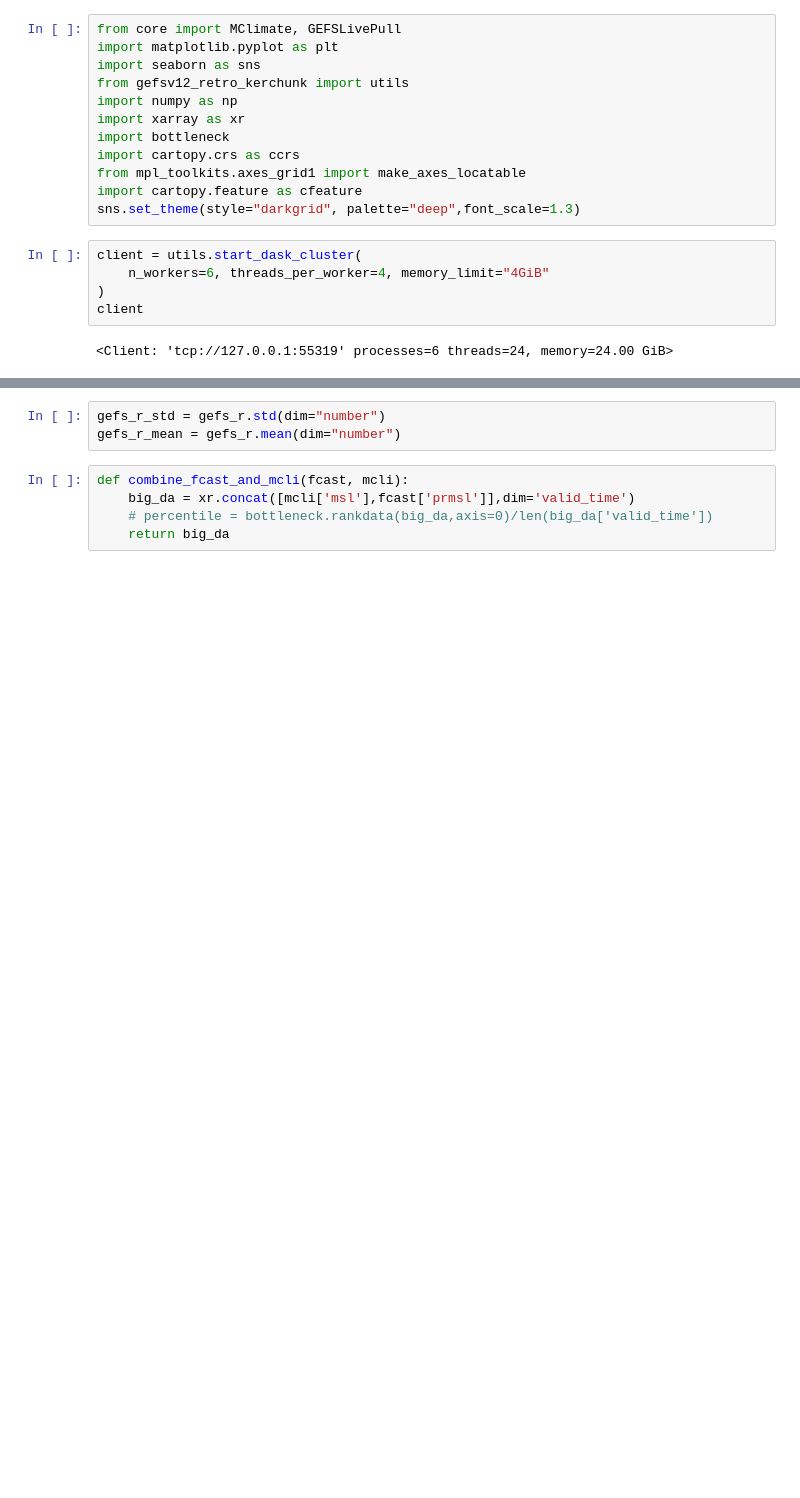
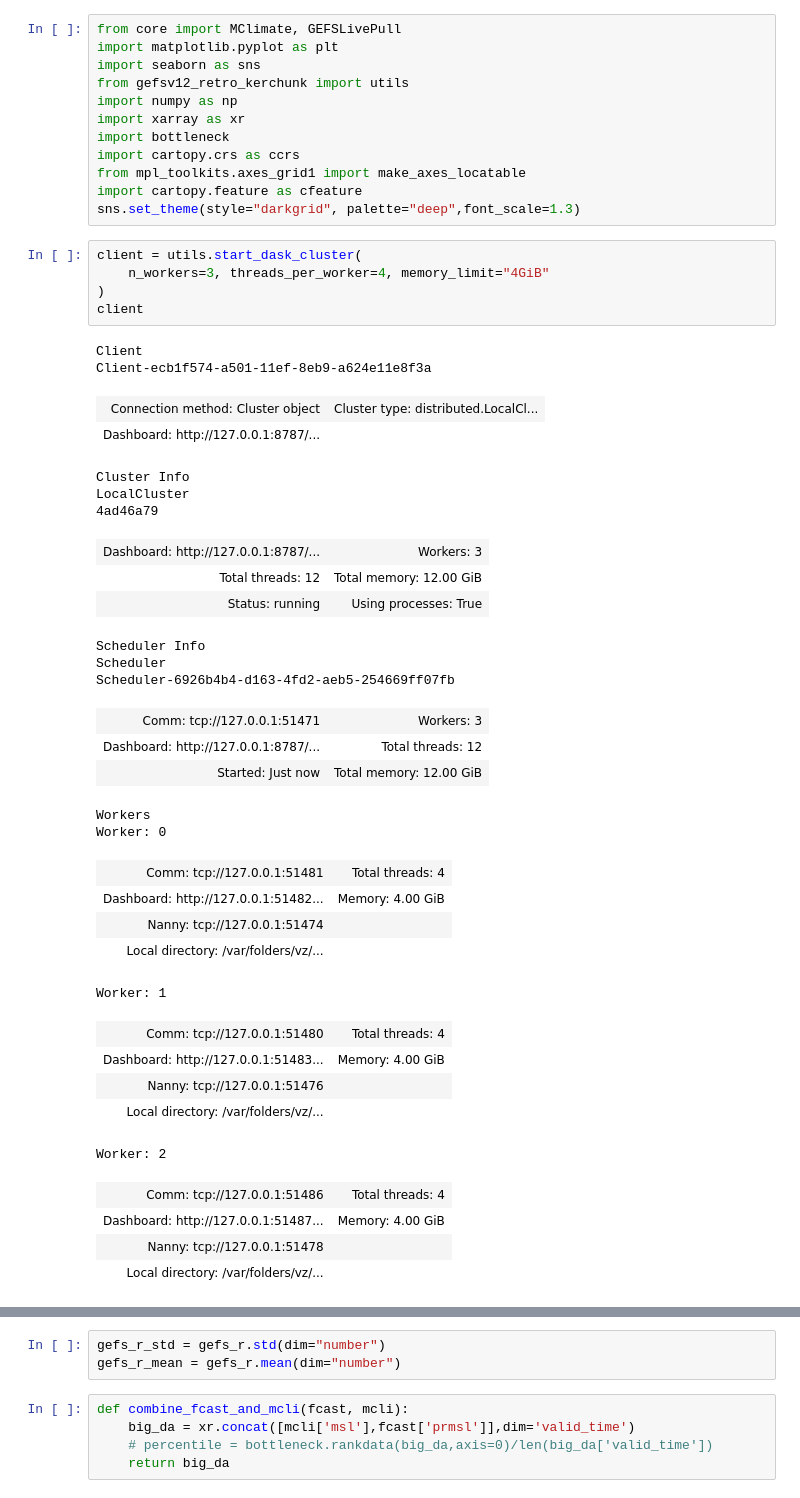
Before and after one commit to aaTman/espr, a Jupyter notebook: espr/testing_notebook.ipynb, the cells around one changed output, grey strips where cells are left out. Drawn from its saved outputs; the diff is of its cells as text; blank space fills up the shorter version.

```diff
--- a/espr/testing_notebook.ipynb
+++ b/espr/testing_notebook.ipynb
@@ -12,11 +12,42 @@ import cartopy.feature as cfeature
 sns.set_theme(style="darkgrid", palette="deep",font_scale=1.3)
 # %%
 client = utils.start_dask_cluster(
-    n_workers=6, threads_per_worker=4, memory_limit="4GiB"
+    n_workers=3, threads_per_worker=4, memory_limit="4GiB"
 )
 client
 # %% [output]
-<Client: 'tcp://127.0.0.1:55319' processes=6 threads=24, memory=24.00 GiB>
+Client
+Client-ecb1f574-a501-11ef-8eb9-a624e11e8f3a
+| Connection method: Cluster object | Cluster type: distributed.LocalCl... |
+| Dashboard: http://127.0.0.1:8787/... |  |
+Cluster Info
+LocalCluster
+4ad46a79
+| Dashboard: http://127.0.0.1:8787/... | Workers: 3 |
+| Total threads: 12 | Total memory: 12.00 GiB |
+| Status: running | Using processes: True |
+Scheduler Info
+Scheduler
+Scheduler-6926b4b4-d163-4fd2-aeb5-254669ff07fb
+| Comm: tcp://127.0.0.1:51471 | Workers: 3 |
+| Dashboard: http://127.0.0.1:8787/... | Total threads: 12 |
+| Started: Just now | Total memory: 12.00 GiB |
+Workers
+Worker: 0
+| Comm: tcp://127.0.0.1:51481 | Total threads: 4 |
+| Dashboard: http://127.0.0.1:51482... | Memory: 4.00 GiB |
+| Nanny: tcp://127.0.0.1:51474 |  |
+| Local directory: /var/folders/vz/... |  |
+Worker: 1
+| Comm: tcp://127.0.0.1:51480 | Total threads: 4 |
+| Dashboard: http://127.0.0.1:51483... | Memory: 4.00 GiB |
+| Nanny: tcp://127.0.0.1:51476 |  |
+| Local directory: /var/folders/vz/... |  |
+Worker: 2
+| Comm: tcp://127.0.0.1:51486 | Total threads: 4 |
+| Dashboard: http://127.0.0.1:51487... | Memory: 4.00 GiB |
+| Nanny: tcp://127.0.0.1:51478 |  |
+| Local directory: /var/folders/vz/... |  |
 # %%
 gefs = GEFSLivePull()
 mc = MClimate()
```
Also changed, not shown: parts of 1 cell of this notebook, 2 other files.
